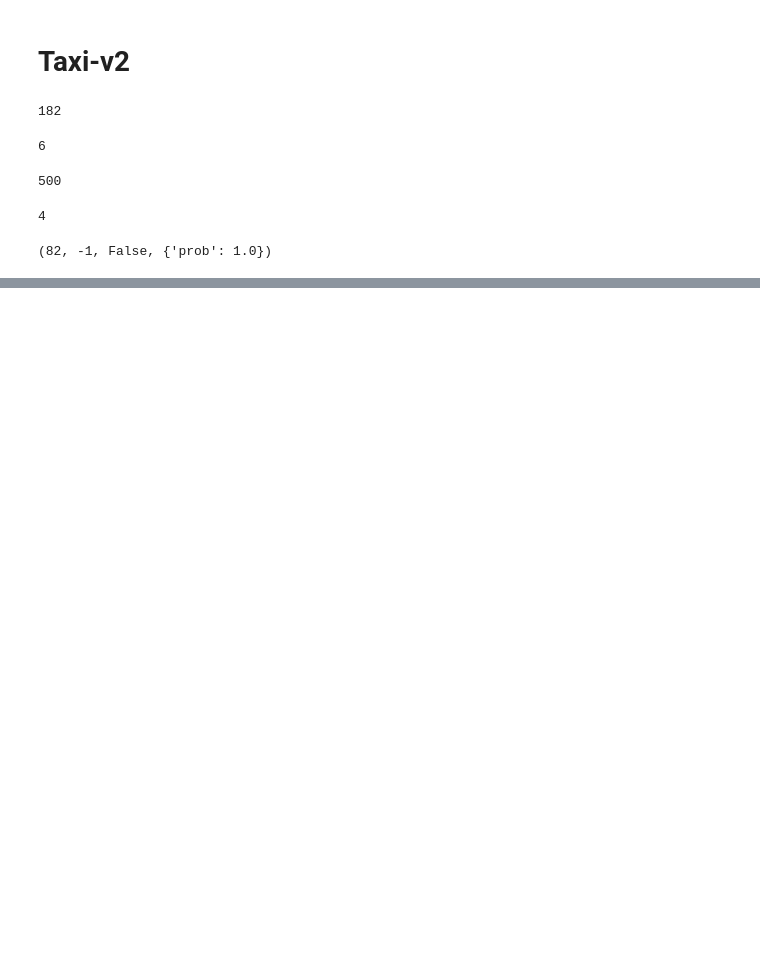
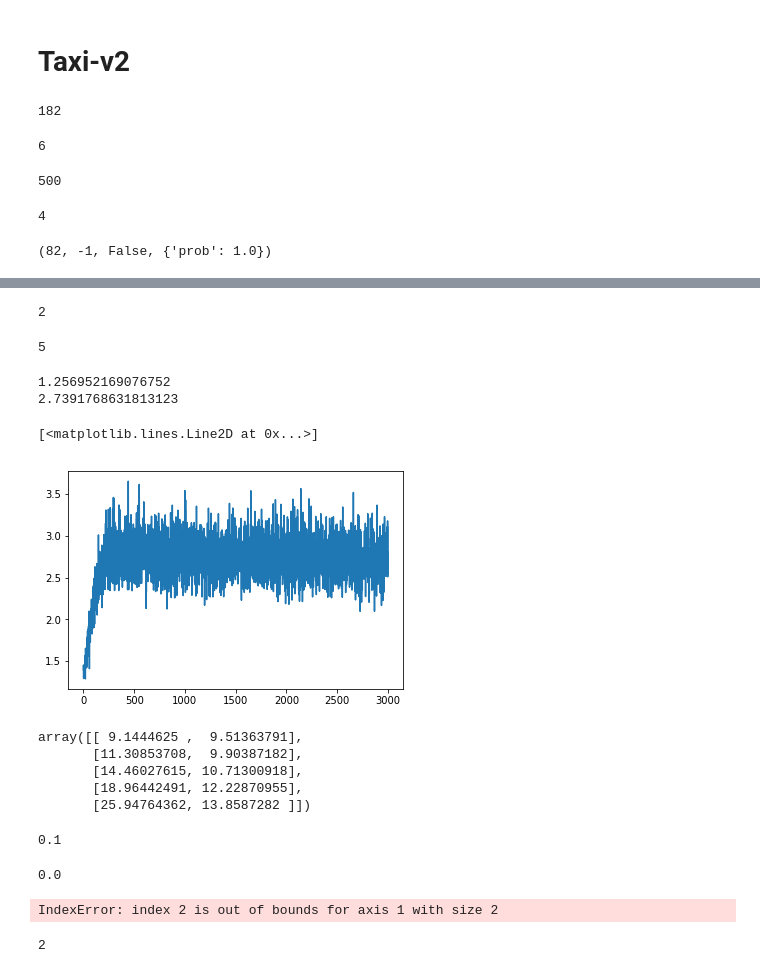
Before and after one commit to singhkpratham/RL, a Jupyter notebook: Untitled.ipynb, the cells around one changed output, grey strips where cells are left out. Drawn from its saved outputs; the diff is of its cells as text; code cells hidden in the pictures; blank space fills up the shorter version.

```diff
--- a/Untitled.ipynb
+++ b/Untitled.ipynb
@@ -1520,0 +1567,78 @@ taxi.step(1)
+# %%
+chain.action_space.n
+# %% [output]
+2
+# %%
+chain.observation_space.n
+# %% [output]
+5
+# %%
+import gym
+import numpy
+import time
+import matplotlib.pyplot as plt
+chain = gym.make('NChain-v0')
+# %%
+learning_rate = 0.01
+disc_rate = 0.8
+explor_max = 1
+explor_min = 0.1
+# %%
+q_table = np.zeros((chain.observation_space.n, chain.action_space.n))
+explor_list = []
+reward_list = []
+explor = 1
+
+for _ in range(500):
+    state = chain.reset()
+    tot_rewards = 0
+
+    for step in range(900):
+        if explor > np.random.uniform():
+            action = chain.action_space.sample()
+        else:
+            action = np.argmax(q_table[state,:])
+        new_state, reward, done, info = chain.step(action)
+
+        q_table[state,action] = q_table[state,action] + \
+            learning_rate*(reward + disc_rate*np.max(q_table[new_state, :]) - q_table[state,action])
+        state = new_state
+        tot_rewards += reward
+        if done: print(step); break
+    explor = explor - 0.01*explor if explor > 0.1 else 0.1 #explor_min + (explor_max - explor_min)/np.sqrt(_+1)
+    explor_list.append(explor)
+    reward_list.append(tot_rewards/step)
+    if _%300 == 0: print(np.mean(reward_list[-100:]))
+# %% [output]
+1.256952169076752
+2.7391768631813123
+# %%
+a = reward_list
+plt.plot( np.arange(len(a)), a)
+# %% [output]
+[<matplotlib.lines.Line2D at 0x...>]
+[figure, added]
+# %%
+q_table
+# %% [output]
+array([[ 9.1444625 ,  9.51363791],
+       [11.30853708,  9.90387182],
+       [14.46027615, 10.71300918],
+       [18.96442491, 12.22870955],
+       [25.94764362, 13.8587282 ]])
+# %%
+explor
+# %% [output]
+0.1
+# %%
+q_table[state,action]
+# %% [output]
+0.0
+# %%
+learning_rate*(reward + disc_rate*np.max(q_table[new_state, :]) - q_table[action,state])
+# %% [output]
+IndexError: index 2 is out of bounds for axis 1 with size 2
+# %%
+reward
+# %% [output]
+2
```
Also changed, not shown: parts of 16 cells of this notebook.
